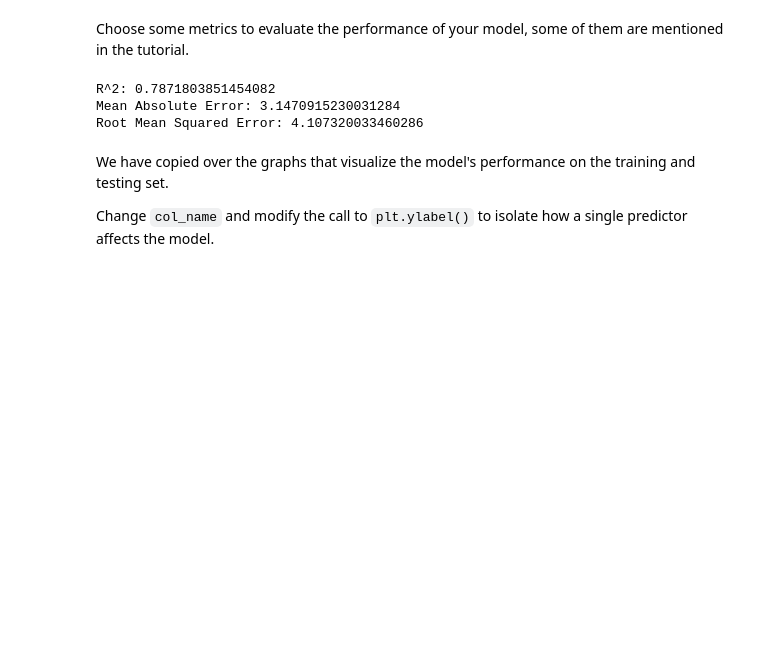
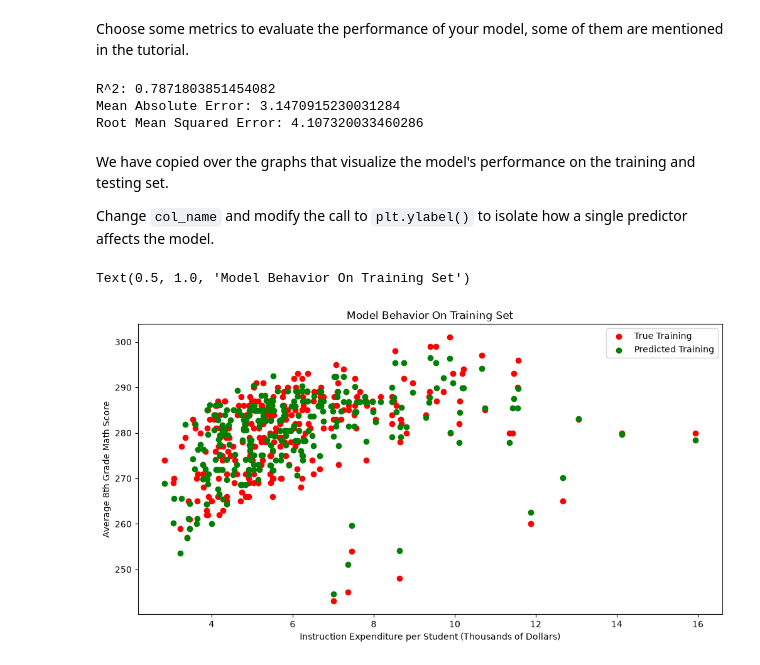
Before and after one commit to js3444/MDST-Onboarding, a Jupyter notebook: tutorial1/checkpoint1.ipynb, the cells around one changed output. Drawn from its saved outputs; the diff is of its cells as text; code cells hidden in the pictures; blank space fills up the shorter version.

```diff
--- a/tutorial1/checkpoint1.ipynb
+++ b/tutorial1/checkpoint1.ipynb
@@ -217,5 +221,5 @@ from sklearn.model_selection import train_test_split
 
 X = df[['INSTRUCTION_EXPENDITURE_PER_STUDENT', 'AVG_MATH_4_SCORE']].dropna()
 y = df.loc[X.index]['AVG_MATH_8_SCORE']
-y.fillna(y.median(), inplace=True)
+y.isna().sum()
 # %% [output]
@@ -276,17 +269,20 @@ Change `col_name` and modify the call to `plt.ylabel()` to isolate how a single
 # %%
 # @@@ 13
 
-# col_name = 'COLUMN NAME OF ONE PREDICTOR'
+col_name = 'INSTRUCTION_EXPENDITURE_PER_STUDENT'
 
 
-# f = plt.figure(figsize=(12,6))
-# plt.scatter(X_train[col_name], y_train, color = "red")
-# plt.scatter(X_train[col_name], model.predict(X_train), color = "green")
+f = plt.figure(figsize=(12,6))
+plt.scatter(X_train[col_name], y_train, color = "red")
+plt.scatter(X_train[col_name], model.predict(X_train), color = "green")
 
-# plt.legend(['True Training','Predicted Training'])
-# plt.xlabel(col_name)
-# plt.ylabel('NAME OF THE PREDICTOR')
-# plt.title("Model Behavior On Training Set")
+plt.legend(['True Training','Predicted Training'])
+plt.xlabel('Instruction Expenditure per Student (Thousands of Dollars)')
+plt.ylabel('Average 8th Grade Math Score')
+plt.title("Model Behavior On Training Set")
+# %% [output]
+Text(0.5, 1.0, 'Model Behavior On Training Set')
+[figure, added]
 # %%
 # @@@ 14
 
```
Also changed, not shown: parts of 8 cells of this notebook.
